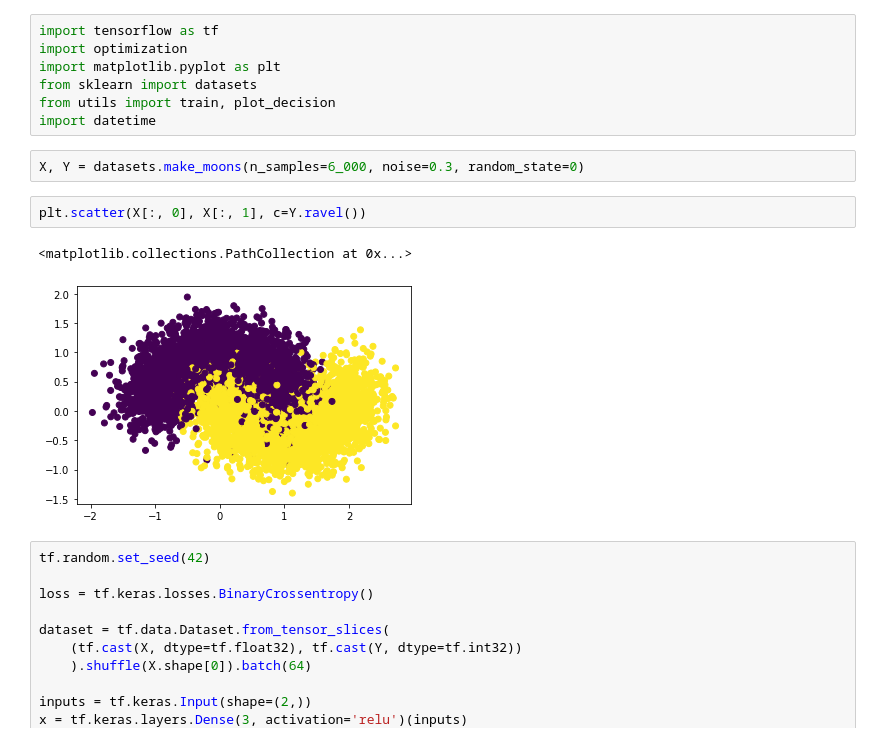
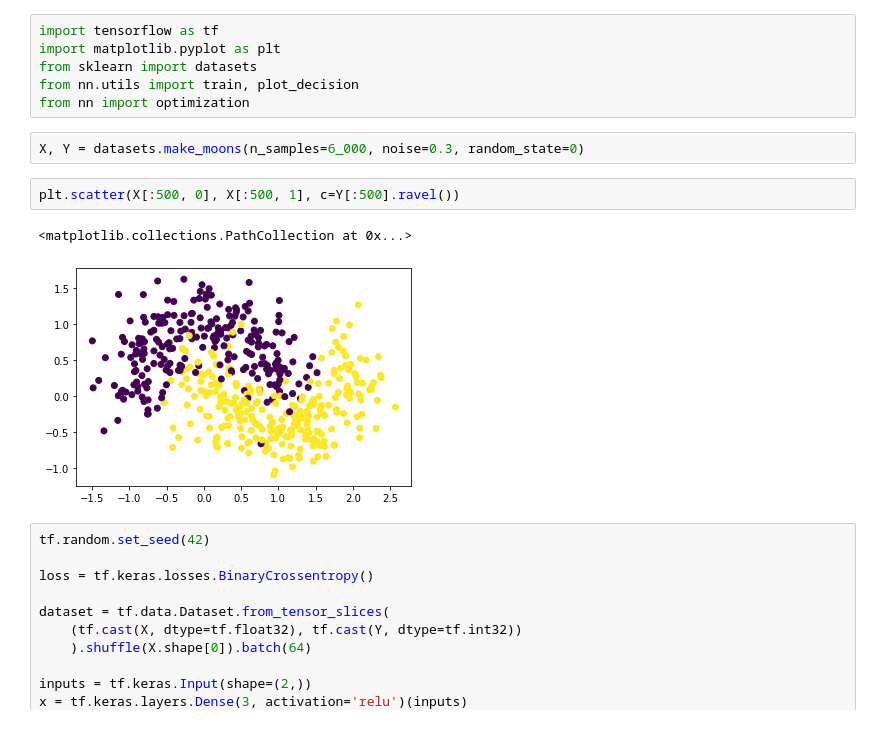
Before and after one commit to Ohorodnik/NN-framework, a Jupyter notebook: Adam.ipynb, the cells around one changed output. Saved outputs shown, nothing was run; the diff lists cells and outputs as text.

```diff
--- a/Adam.ipynb
+++ b/Adam.ipynb
@@ -1,17 +1,16 @@
 # %%
 import tensorflow as tf
-import optimization
 import matplotlib.pyplot as plt
 from sklearn import datasets
-from utils import train, plot_decision
-import datetime
+from nn.utils import train, plot_decision
+from nn import optimization
 # %%
 X, Y = datasets.make_moons(n_samples=6_000, noise=0.3, random_state=0)
 # %%
-plt.scatter(X[:, 0], X[:, 1], c=Y.ravel())
+plt.scatter(X[:500, 0], X[:500, 1], c=Y[:500].ravel())
 # %% [output]
 <matplotlib.collections.PathCollection at 0x...>
-[figure, old version]
+[figure, new version]
 # %%
 tf.random.set_seed(42)
 
```
Also changed, not shown: parts of 2 cells of this notebook, 14 other files.
